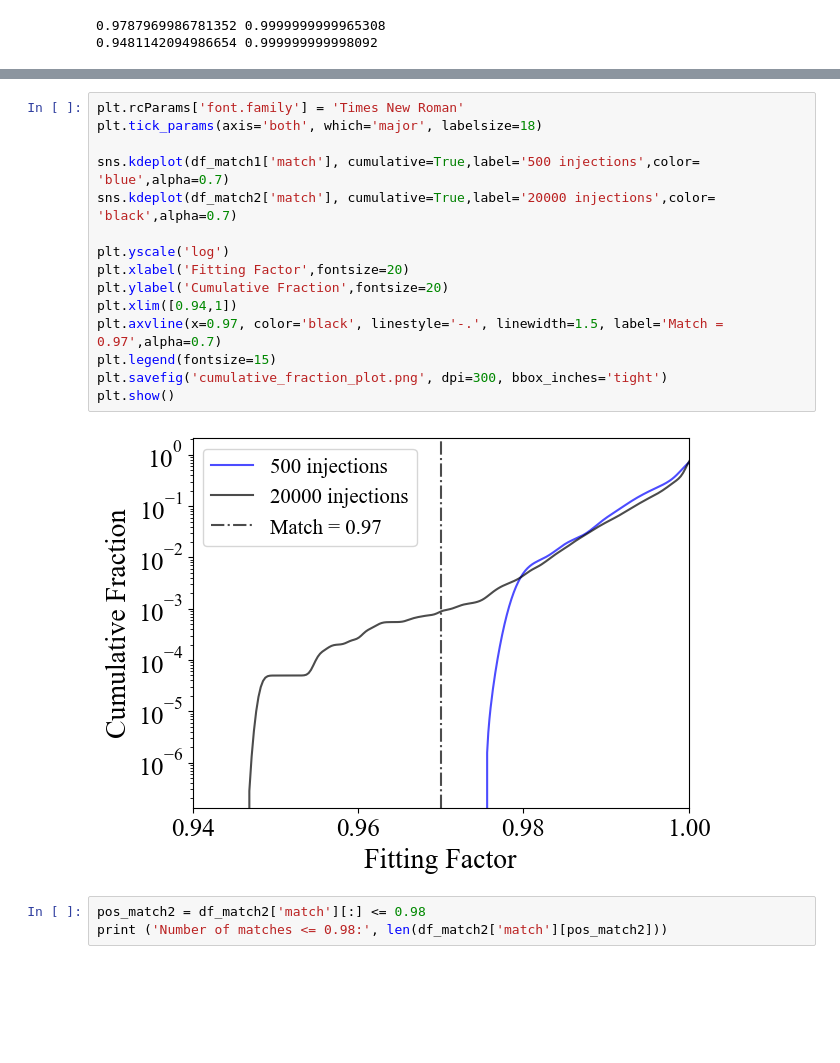
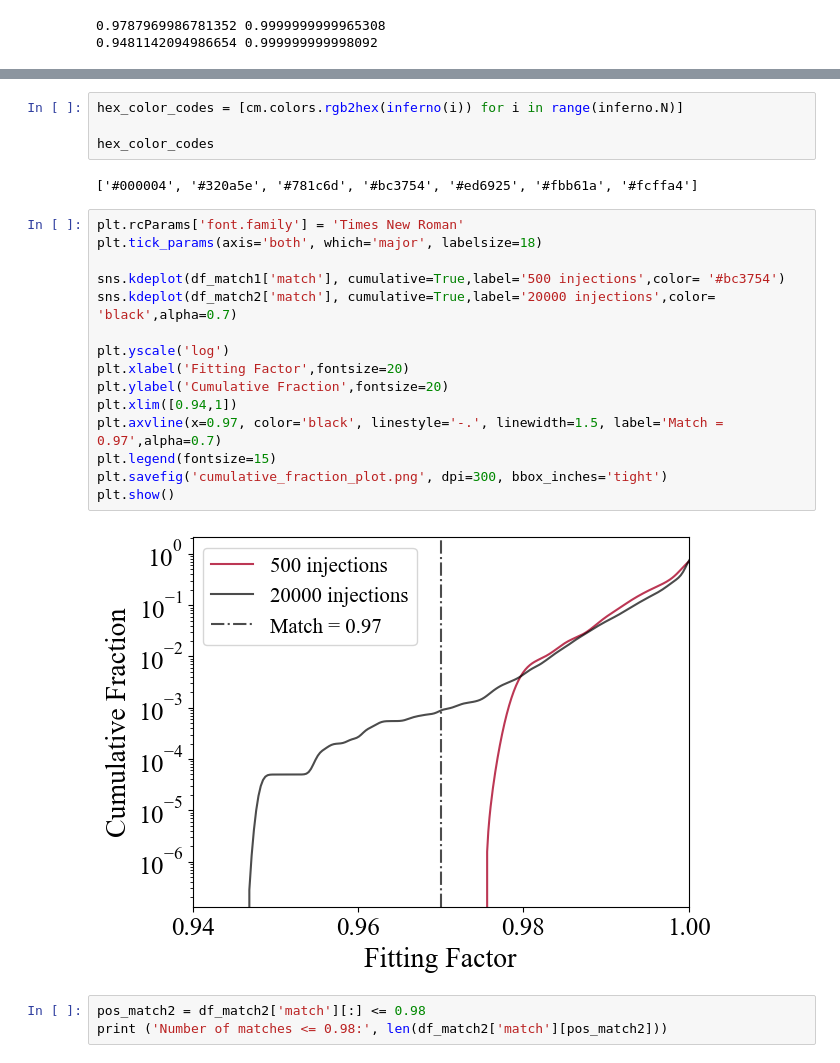
Before and after one commit to rahuldhurkunde/hyperbolic-search-O3, a Jupyter notebook: ff_results/results.ipynb, the cells around one changed output, grey strips where cells are left out. Drawn from its saved outputs; the diff is of its cells as text; blank space fills up the shorter version.

Commit message:
updated colors

```diff
--- a/ff_results/results.ipynb
+++ b/ff_results/results.ipynb
@@ -31,20 +38,26 @@ print (min(df_match2['match']),max(df_match2['match']))
+# %%
+hex_color_codes = [cm.colors.rgb2hex(inferno(i)) for i in range(inferno.N)]
+
+hex_color_codes
+# %% [output]
+['#000004', '#320a5e', '#781c6d', '#bc3754', '#ed6925', '#fbb61a', '#fcffa4']
 # %%
 plt.rcParams['font.family'] = 'Times New Roman'
 plt.tick_params(axis='both', which='major', labelsize=18)
 
-sns.kdeplot(df_match1['match'], cumulative=True,label='500 injections',color= 'blue',alpha=0.7)
+sns.kdeplot(df_match1['match'], cumulative=True,label='500 injections',color= '#bc3754')
 sns.kdeplot(df_match2['match'], cumulative=True,label='20000 injections',color= 'black',alpha=0.7)
 
 plt.yscale('log')
 plt.xlabel('Fitting Factor',fontsize=20)
 plt.ylabel('Cumulative Fraction',fontsize=20)
 plt.xlim([0.94,1])
 plt.axvline(x=0.97, color='black', linestyle='-.', linewidth=1.5, label='Match = 0.97',alpha=0.7)
 plt.legend(fontsize=15)
 plt.savefig('cumulative_fraction_plot.png', dpi=300, bbox_inches='tight')
 plt.show()
 # %% [output]
-[figure, old version]
+[figure, new version]
 # %%
 pos_match2 = df_match2['match'][:] <= 0.98
 print ('Number of matches <= 0.98:', len(df_match2['match'][pos_match2]))
```
Also changed, not shown: parts of 1 cell of this notebook, 1 other file.
